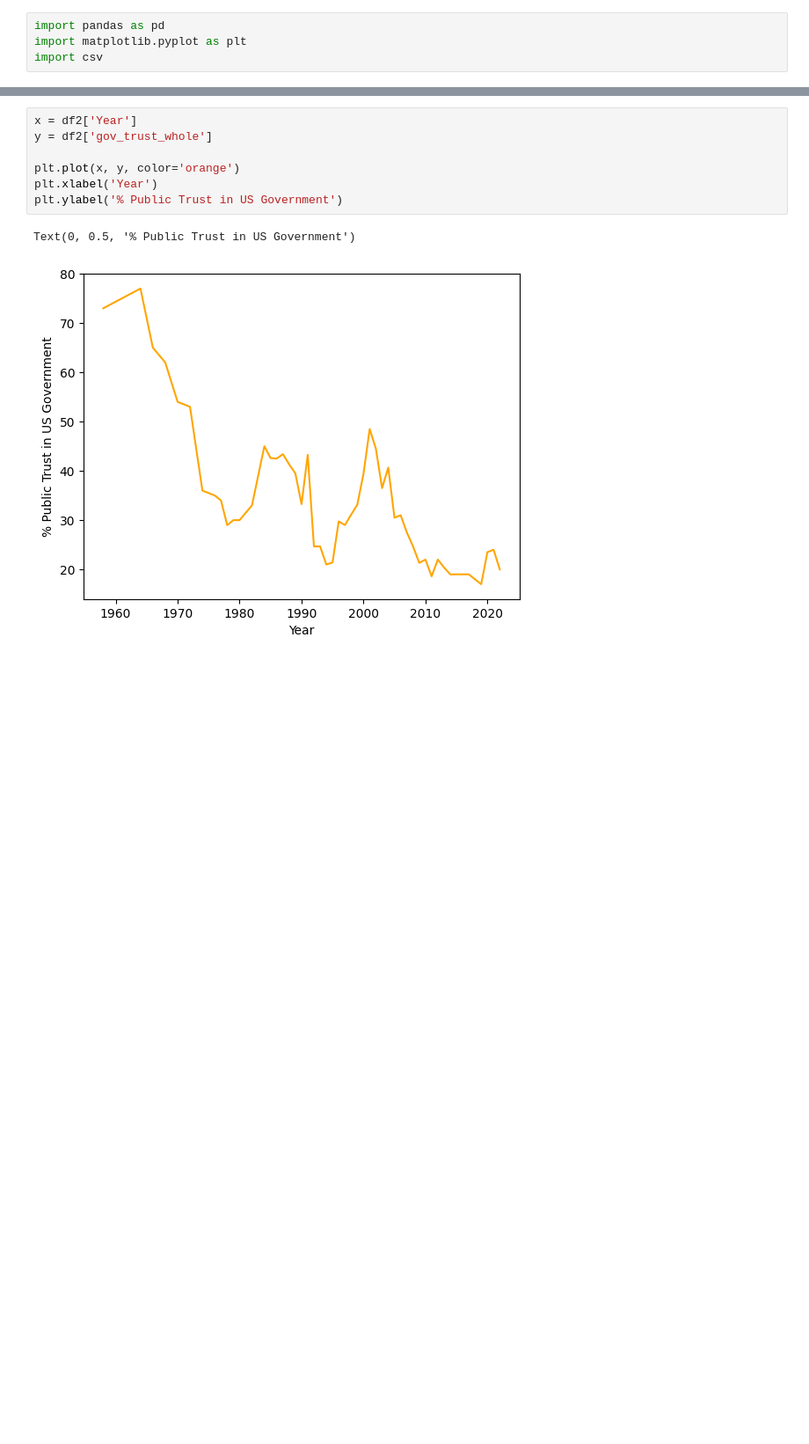
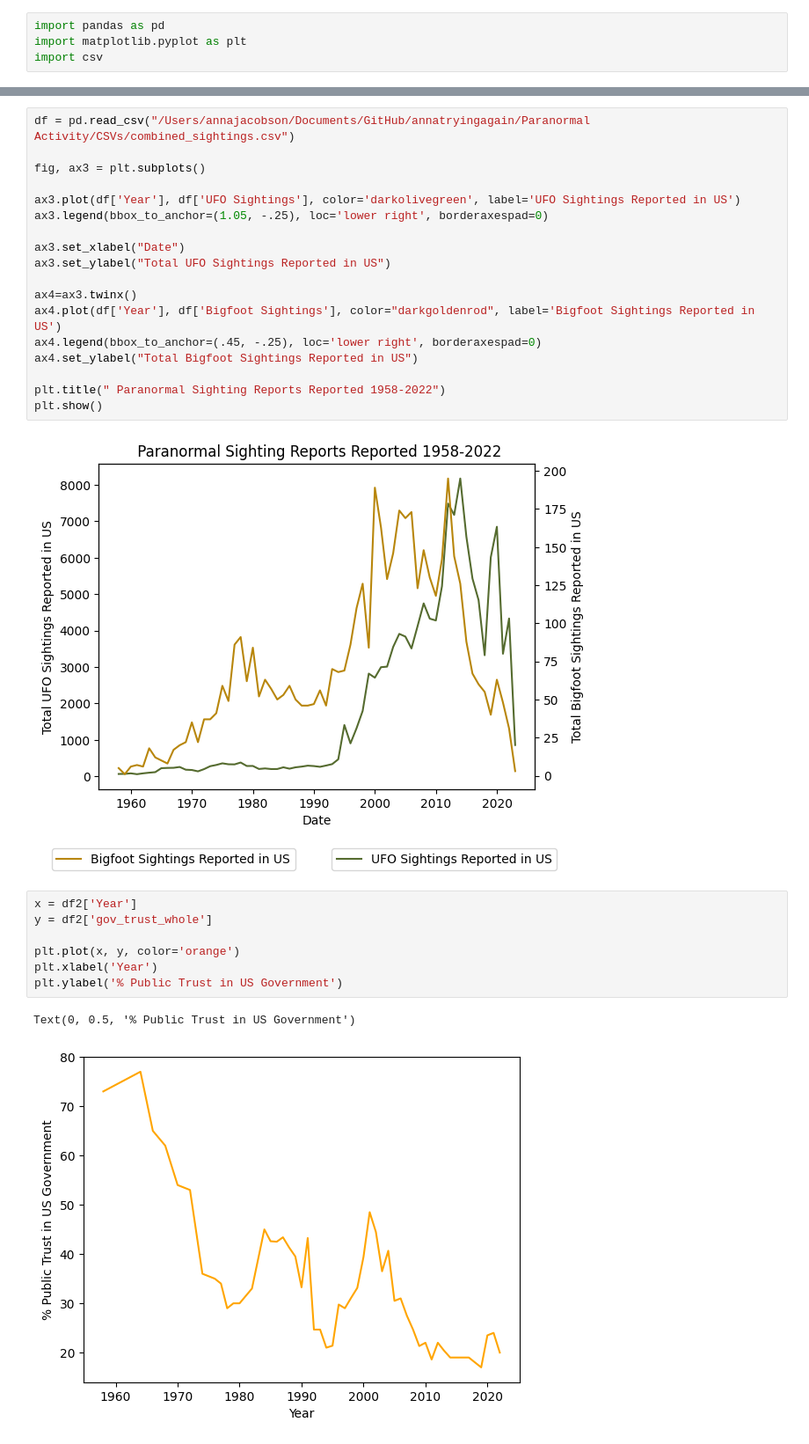
Before and after one commit to ajpratt1/annatryingagain, a Jupyter notebook: Paranormal Activity/Python Scripts/final_plots.ipynb, the cells around one changed output, grey strips where cells are left out. Shown at 88% size. Drawn from its saved outputs; the diff is of its cells as text; blank space fills up the shorter version.

```diff
--- a/Paranormal Activity/Python Scripts/final_plots.ipynb
+++ b/Paranormal Activity/Python Scripts/final_plots.ipynb
@@ -85,3 +87,23 @@ plt.show()
+# %%
+df = pd.read_csv("/Users/annajacobson/Documents/GitHub/annatryingagain/Paranormal Activity/CSVs/combined_sightings.csv")
+
+fig, ax3 = plt.subplots()
+
+ax3.plot(df['Year'], df['UFO Sightings'], color='darkolivegreen', label='UFO Sightings Reported in US')
+ax3.legend(bbox_to_anchor=(1.05, -.25), loc='lower right', borderaxespad=0)
+
+ax3.set_xlabel("Date")
+ax3.set_ylabel("Total UFO Sightings Reported in US")
+
+ax4=ax3.twinx()
+ax4.plot(df['Year'], df['Bigfoot Sightings'], color="darkgoldenrod", label='Bigfoot Sightings Reported in US')
+ax4.legend(bbox_to_anchor=(.45, -.25), loc='lower right', borderaxespad=0)
+ax4.set_ylabel("Total Bigfoot Sightings Reported in US")
+
+plt.title(" Paranormal Sighting Reports Reported 1958-2022")
+plt.show()
+# %% [output]
+[figure, added]
 # %%
 x = df2['Year']
 y = df2['gov_trust_whole']
```
Also changed, not shown: parts of 4 cells of this notebook, 4 other files.
